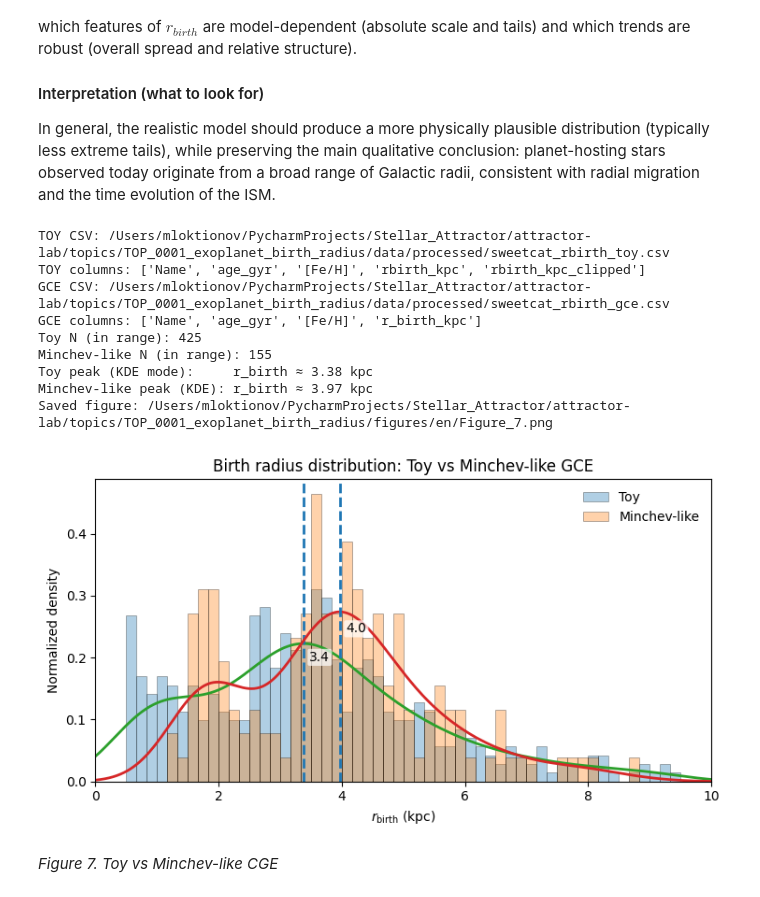
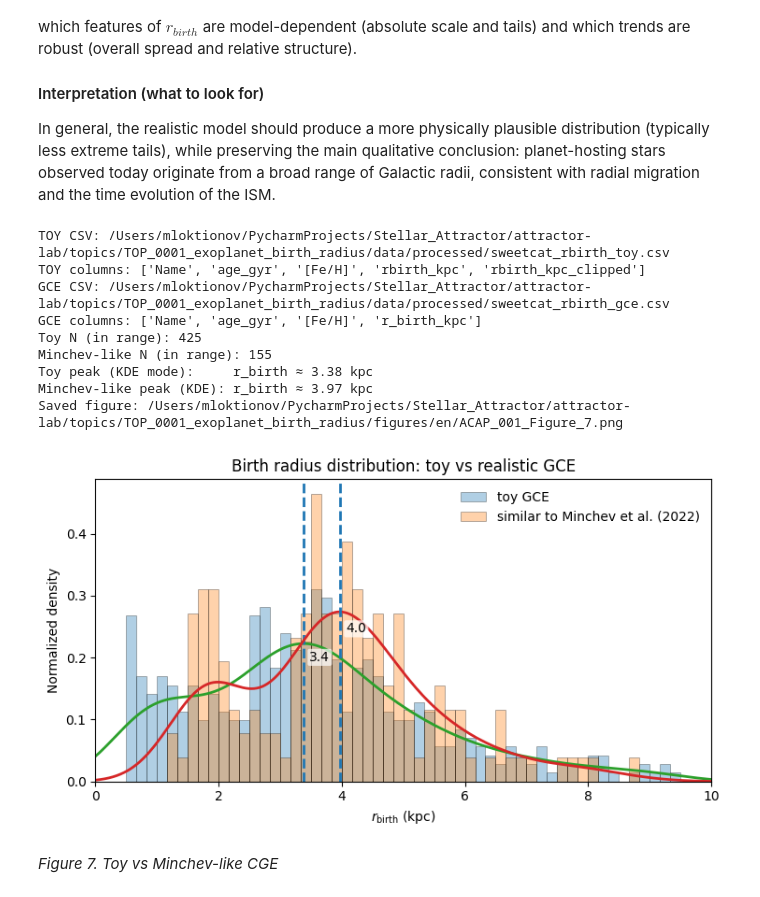
Before and after one commit to stellar-attractor/attractor-lab, a Jupyter notebook: topics/TOP_0001_exoplanet_birth_radius/notebooks/ACAP_001_EN.ipynb, the cells around one changed output. Cells and saved outputs as stored; diff of their text form; code cells hidden in the pictures.

```diff
--- a/topics/TOP_0001_exoplanet_birth_radius/notebooks/ACAP_001_EN.ipynb
+++ b/topics/TOP_0001_exoplanet_birth_radius/notebooks/ACAP_001_EN.ipynb
@@ -1474,6 +1486,9 @@ import numpy as np
 import pandas as pd
 import matplotlib.pyplot as plt
 from scipy.stats import gaussian_kde
+
+from lulab.i18n.plot_text import L, T
+
 
 # =========================================================
 # Figure 7 — Birth radius distribution: Toy vs Minchev-like
@@ -1492,7 +1507,7 @@ print("TOY columns:", list(toy_df.columns))
 print("GCE CSV:", gce_path)
 print("GCE columns:", list(gce_df.columns))
 
-# --- pick columns robustly ---
+# --- pick columns robustly (DO NOT rename dataset columns) ---
 toy_col = (
     "rbirth_kpc_clipped" if "rbirth_kpc_clipped" in toy_df.columns else
     "rbirth_kpc" if "rbirth_kpc" in toy_df.columns else
@@ -1558,19 +1573,17 @@ fig, ax = plt.subplots(figsize=(8.5, 4.2))
 
 ax.hist(
     toy, bins=BINS, range=RANGE, density=True,
-    alpha=0.35, edgecolor="k", linewidth=0.6, label="Toy"
+    alpha=0.35, edgecolor="k", linewidth=0.6, label=L("legend_toy")
 )
 ax.hist(
     minc, bins=BINS, range=RANGE, density=True,
-    alpha=0.35, edgecolor="k", linewidth=0.6, label="Minchev-like"
+    alpha=0.35, edgecolor="k", linewidth=0.6, label=L("legend_minchev")
 )
 
-# KDE curves + modes
-# (intentionally no explicit colors -> matplotlib default cycle)
+# KDE curves + modes (no explicit colors)
 if y_toy is not None:
     ax.plot(x, y_toy, lw=2)
     ax.axvline(mode_toy, ls="--", lw=2)
-
 if y_min is not None:
     ax.plot(x, y_min, lw=2)
     ax.axvline(mode_min, ls="--", lw=2)
@@ -1583,43 +1596,39 @@ def place_mode_label(mode_x, y_curve, y_frac, dx):
         mode_x + dx,
         y_curve.max() * y_frac,
         f"{mode_x:.1f}",
         va="center",
         ha="left",
         bbox=dict(boxstyle="round,pad=0.15", fc="white", ec="none", alpha=0.7),
     )
 
-if (mode_toy is not None) and (mode_min is not None):
-    close = abs(mode_toy - mode_min) < 0.35
-else:
-    close = False
+close = (mode_toy is not None) and (mode_min is not None) and (abs(mode_toy - mode_min) < 0.35)
 
 if close:
-    # one label higher, one lower + different dx
     place_mode_label(mode_toy, y_toy, 0.92, dx=0.10)
     place_mode_label(mode_min, y_min, 0.78, dx=0.18)
 else:
     place_mode_label(mode_toy, y_toy, 0.90, dx=0.10)
     place_mode_label(mode_min, y_min, 0.90, dx=0.10)
 
 ax.set_xlim(RANGE)
-ax.set_xlabel(r"$r_{\rm birth}$ (kpc)")
-ax.set_ylabel("Normalized density")
-ax.set_title("Birth radius distribution: Toy vs Minchev-like GCE")
+ax.set_xlabel(L("r_birth"))       # -> "$r_{\\rm birth}$ (kpc)" / "(кпк)" из YAML
+ax.set_ylabel(L("density"))       # -> "Normalized density" / "Нормированная плотность"
+ax.set_title(T("figure_7"))       # -> общий заголовок Figure 7
 ax.legend()
 
 save_fig0("Figure_7", fig=fig)
 plt.show()
 # %% [output]
 TOY CSV: /Users/mloktionov/PycharmProjects/Stellar_Attractor/attractor-lab/topics/TOP_0001_exoplanet_birth_radius/data/processed/sweetcat_rbirth_toy.csv
 TOY columns: ['Name', 'age_gyr', '[Fe/H]', 'rbirth_kpc', 'rbirth_kpc_clipped']
 GCE CSV: /Users/mloktionov/PycharmProjects/Stellar_Attractor/attractor-lab/topics/TOP_0001_exoplanet_birth_radius/data/processed/sweetcat_rbirth_gce.csv
 GCE columns: ['Name', 'age_gyr', '[Fe/H]', 'r_birth_kpc']
 Toy N (in range): 425
 Minchev-like N (in range): 155
 Toy peak (KDE mode):     r_birth ≈ 3.38 kpc
 Minchev-like peak (KDE): r_birth ≈ 3.97 kpc
-Saved figure: /Users/mloktionov/PycharmProjects/Stellar_Attractor/attractor-lab/topics/TOP_0001_exoplanet_birth_radius/figures/en/Figure_7.png
+Saved figure: /Users/mloktionov/PycharmProjects/Stellar_Attractor/attractor-lab/topics/TOP_0001_exoplanet_birth_radius/figures/en/ACAP_001_Figure_7.png
-[figure, old version]
+[figure, new version]
 # %% [markdown]
 *Figure 7. Toy vs Minchev-like CGE*
 # %% [markdown]
```
Also changed, not shown: parts of 10 cells of this notebook, 13 other files.
